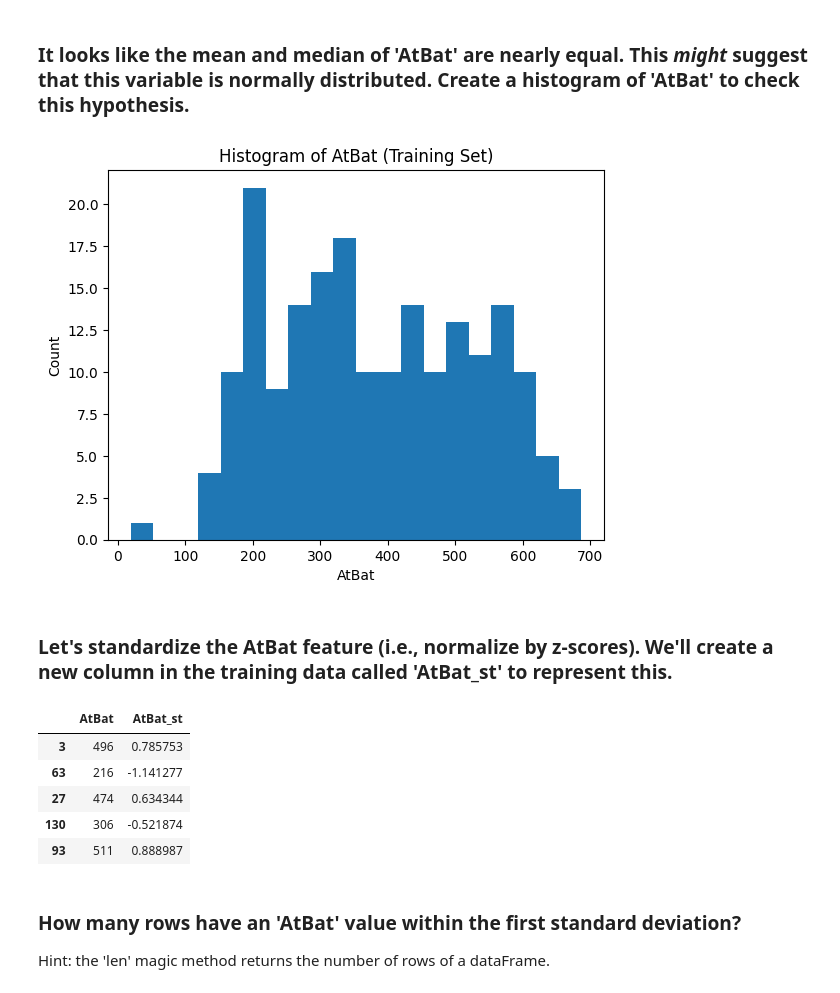
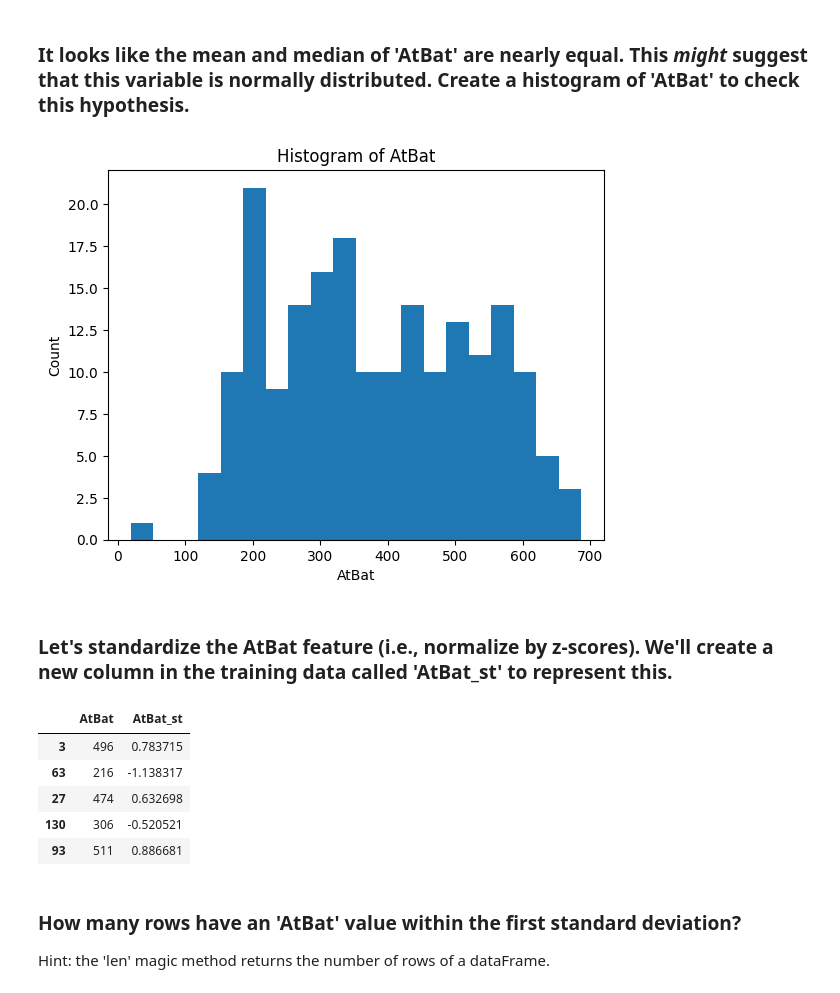
Before and after one commit to kangadi28/code_2600, a Jupyter notebook: mod03_eda.ipynb, the cells around one changed output. Cells and saved outputs as stored; diff of their text form; code cells hidden in the pictures.

```diff
--- a/mod03_eda.ipynb
+++ b/mod03_eda.ipynb
@@ -122,24 +122,24 @@ Train.describe()
 ### It looks like the mean and median of 'AtBat' are nearly equal. This _might_ suggest that this variable is normally distributed. Create a histogram of 'AtBat' to check this hypothesis.
 # %%
 plt.hist(Train['AtBat'], bins=20)
-plt.title('Histogram of AtBat (Training Set)')
+plt.title('Histogram of AtBat')
 plt.xlabel('AtBat')
 plt.ylabel('Count')
 plt.show()
 # %% [output]
-[figure, old version]
+[figure, new version]
 # %% [markdown]
 ### Let's standardize the AtBat feature (i.e., normalize by z-scores). We'll create a new column in the training data called 'AtBat_st' to represent this.
 # %%
-Train['AtBat_st'] = (Train['AtBat'] - Train['AtBat'].mean()) / Train['AtBat'].std(ddof=0)
+Train['AtBat_st'] = (Train['AtBat'] - Train['AtBat'].mean()) / Train['AtBat'].std()
 Train[['AtBat','AtBat_st']].head()
 # %% [output]
 |  | AtBat | AtBat_st |
-| 3 | 496 | 0.785753 |
-| 63 | 216 | -1.141277 |
-| 27 | 474 | 0.634344 |
-| 130 | 306 | -0.521874 |
-| 93 | 511 | 0.888987 |
+| 3 | 496 | 0.783715 |
+| 63 | 216 | -1.138317 |
+| 27 | 474 | 0.632698 |
+| 130 | 306 | -0.520521 |
+| 93 | 511 | 0.886681 |
 # %% [markdown]
 ### How many rows have an 'AtBat' value within the first standard deviation?
 
```
Also changed, not shown: parts of 3 cells of this notebook.
